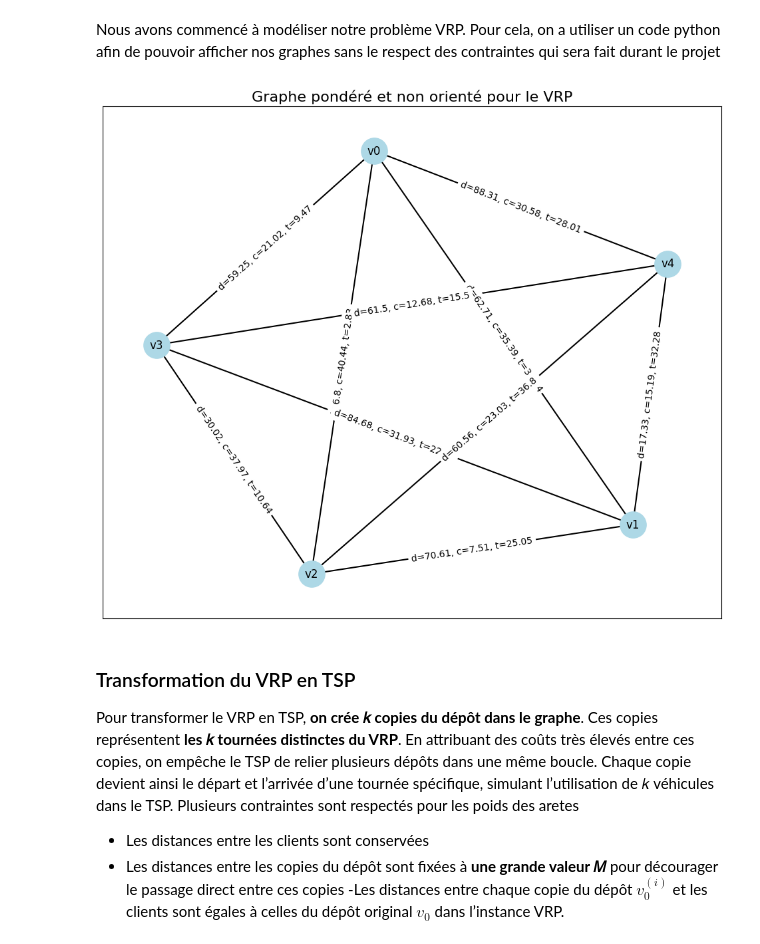
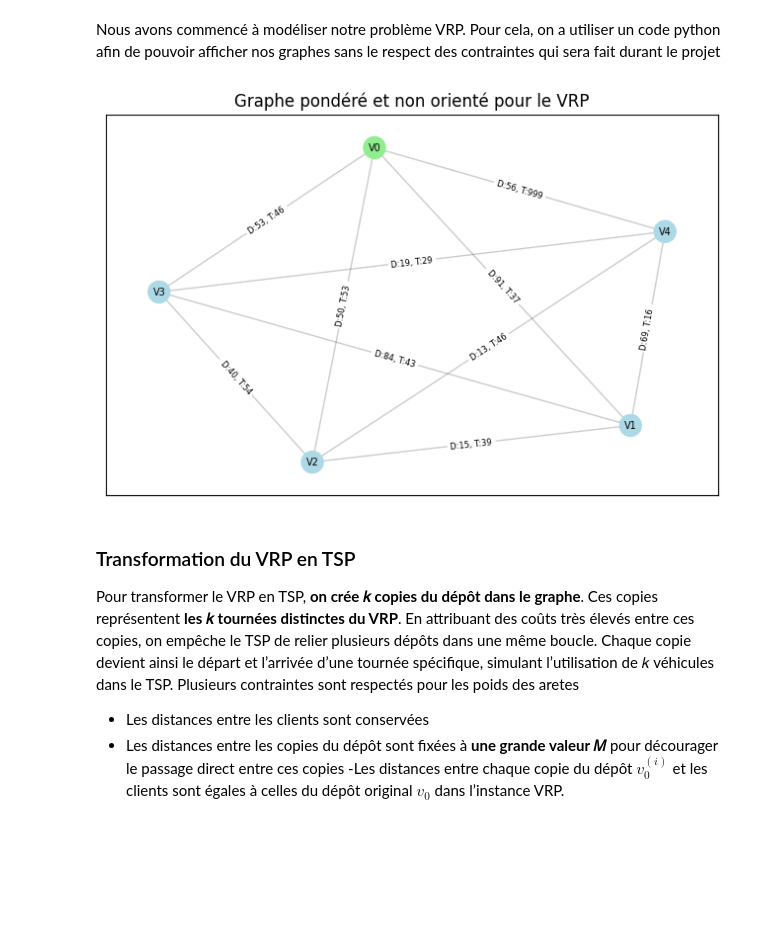
Before and after one commit to Hassen-Medles/Operational-Research, a Jupyter notebook: Livrable1.ipynb, the cells around one changed output. Drawn from its saved outputs; the diff is of its cells as text; code cells hidden in the pictures; blank space fills up the shorter version.

```diff
--- a/Livrable1.ipynb
+++ b/Livrable1.ipynb
@@ -73,38 +164,24 @@ Le but de cette partie est de montrer que le VRP peut être réduit en temps pol
 ## Représentation graphique du VRP
 # %% [markdown]
 Nous avons commencé à modéliser notre problème VRP. Pour cela, on a utiliser un code python afin de pouvoir afficher nos graphes sans le respect des contraintes qui sera fait durant le projet
-# %%
-num_clients = 4
-depot = 0
-nodes = [depot] + [i for i in range(1, num_clients + 1)]
-G = nx.Graph()
-for node in nodes:
-    G.add_node(node)
-
-for i in nodes:
-    for j in nodes:
-        if i < j:
-            distance = round(random.uniform(1, 100), 2)
-            cost = round(random.uniform(1, 50), 2)
-            time = round(random.uniform(1, 60), 2)
-            G.add_edge(i, j, distance=distance, cost=cost, time=time)
-
-mapping = {node: f"v{node}" for node in G.nodes}
-G = nx.relabel_nodes(G, mapping)
-pos = nx.spring_layout(G, seed=42)
-plt.figure(figsize=(12, 10))
-nx.draw_networkx_nodes(G, pos, node_size=800, node_color='lightblue')
-nx.draw_networkx_edges(G, pos, width=1.5)
-nx.draw_networkx_labels(G, pos, font_size=12, font_color='black')
-edge_labels = {
-    (u, v): f"d={data['distance']}, c={data['cost']}, t={data['time']}"
-    for u, v, data in G.edges(data=True)
-}
-nx.draw_networkx_edge_labels(G, pos, edge_labels=edge_labels, font_size=10)
-plt.title("Graphe pondéré et non orienté pour le VRP", fontsize=16)
-plt.show()
-# %% [output]
-[figure, removed]
+# %%
+# Définition du nombre de sommets du graphe
+N = 5
+
+# Génère un graphe complet avec pondérations aléatoires sur les distances et temps
+G = generate_graph(N)
+
+# Renomme les sommets pour qu'ils aient des noms plus lisibles (V0, V1, ..., Vn)
+G = nx.relabel_nodes(G, lambda x: f"V{x}")
+
+# Dessine le graphe avec les poids affichés sur chaque arête
+# Le sommet 'V0' est défini comme dépôt
+draw_graph(G, depots="V0", title="Graphe pondéré et non orienté pour le VRP")
+
+# Affiche le graphe
+plt.show()
+# %% [output]
+[figure, added]
 # %% [markdown]
 ### Transformation du VRP en TSP
 
```
Also changed, not shown: parts of 28 cells of this notebook.
